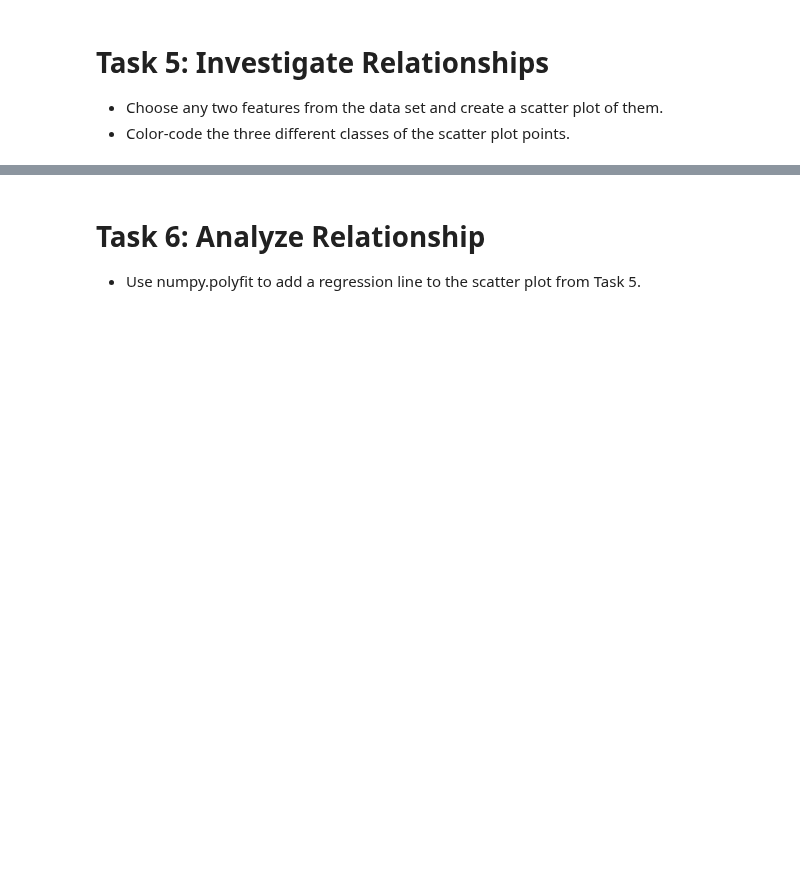
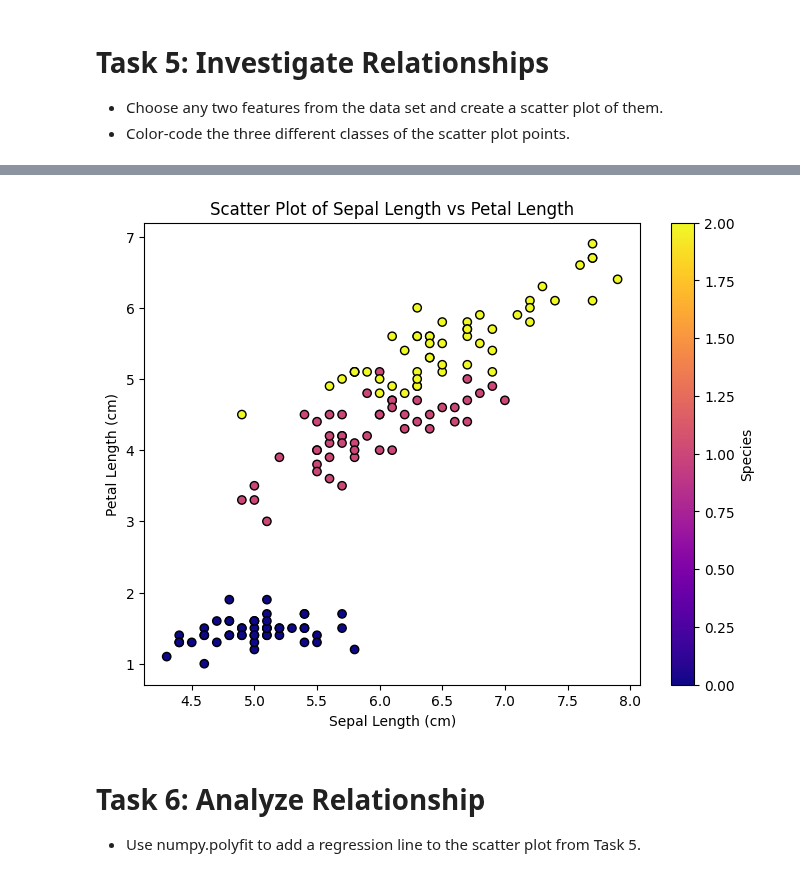
Before and after one commit to LDonn32/principles_of_data_analytics, a Jupyter notebook: tasks.ipynb, the cells around one changed output, grey strips where cells are left out. Saved outputs shown, nothing was run; the diff lists cells and outputs as text; code cells hidden in the pictures; blank space fills up the shorter version.

```diff
--- a/tasks.ipynb
+++ b/tasks.ipynb
@@ -335,6 +329,0 @@ plt.show()
-# %%
-# Load Iris dataset.
-iris = load_iris()
-data = iris.data
-target = iris.target
-feature_names = iris.feature_names
@@ -371,3 +336,47 @@ Note I was getting an error when I sperated out the last 4 lines of code, it kep
+# %%
+# Store the target classes data as a variable to call on in the scatterplot.
+# See: https://scikit-learn.org/stable/modules/generated/sklearn.datasets.load_iris.html
+
+target_classes = data.target
+
+# Set the figsize.
+# See: https://matplotlib.org/stable/api/_as_gen/matplotlib.pyplot.figure.html
+
+plt.figure(figsize=(8, 6))
+
+# Generate a scatter plot using two chosen features; sepal length and petal length.
+# Add color-coding based on the target classes.
+# See: https://matplotlib.org/stable/api/_as_gen/matplotlib.pyplot.scatter.html
+# See: https://www.w3schools.com/python/matplotlib_scatter.asp
+
+plt.scatter(df['sepal length (cm)'], df['petal length (cm)'], c=target_classes, cmap='plasma', edgecolor='black')
+
+# Set the title.
+# See: https://matplotlib.org/stable/api/_as_gen/matplotlib.axes.Axes.set_title.html
+
+plt.title("Scatter Plot of Sepal Length vs Petal Length")
+
+# Set the x-axis.
+# See: https://matplotlib.org/stable/api/_as_gen/matplotlib.axes.Axes.set_xlabel.html
+
+plt.xlabel("Sepal Length (cm)")
+
+# Set the y-axis.
+# See: https://matplotlib.org/stable/api/_as_gen/matplotlib.axes.Axes.set_ylabel.html
+
+plt.ylabel("Petal Length (cm)")
+
+# Add a color bar to indicate the species.
+# See: https://matplotlib.org/stable/api/_as_gen/matplotlib.pyplot.colorbar.html
+
+plt.colorbar(label='Species')
+
+# Show the plot.
+# See: https://matplotlib.org/stable/api/_as_gen/matplotlib.pyplot.show.html
+
+plt.show()
+# %% [output]
+[figure, added]
 # %% [markdown]
 # Task 6: Analyze Relationship
 - Use numpy.polyfit to add a regression line to the scatter plot from Task 5.
```
Also changed, not shown: parts of 8 cells of this notebook.
